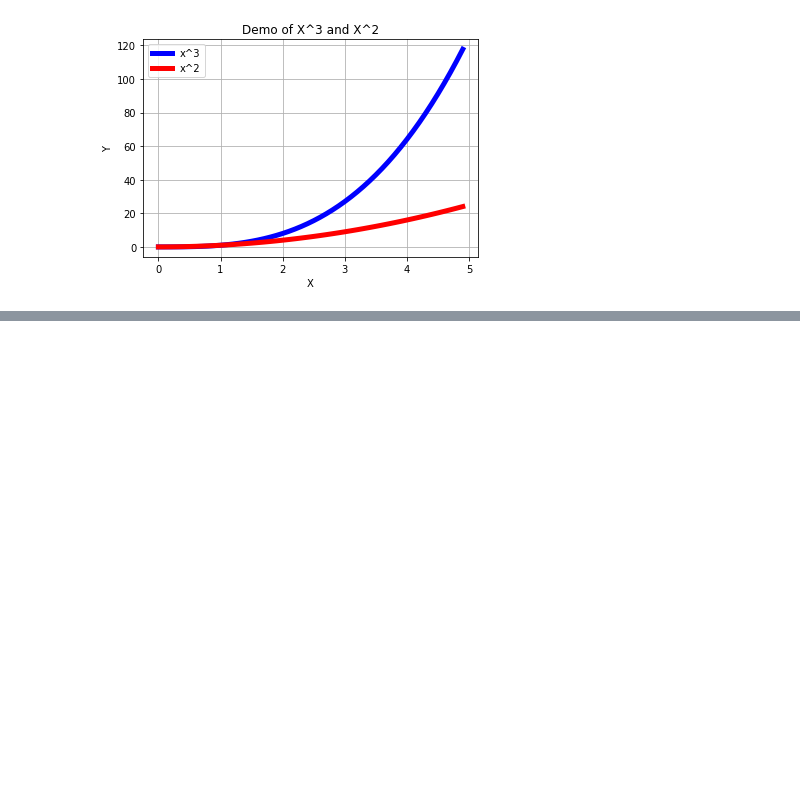
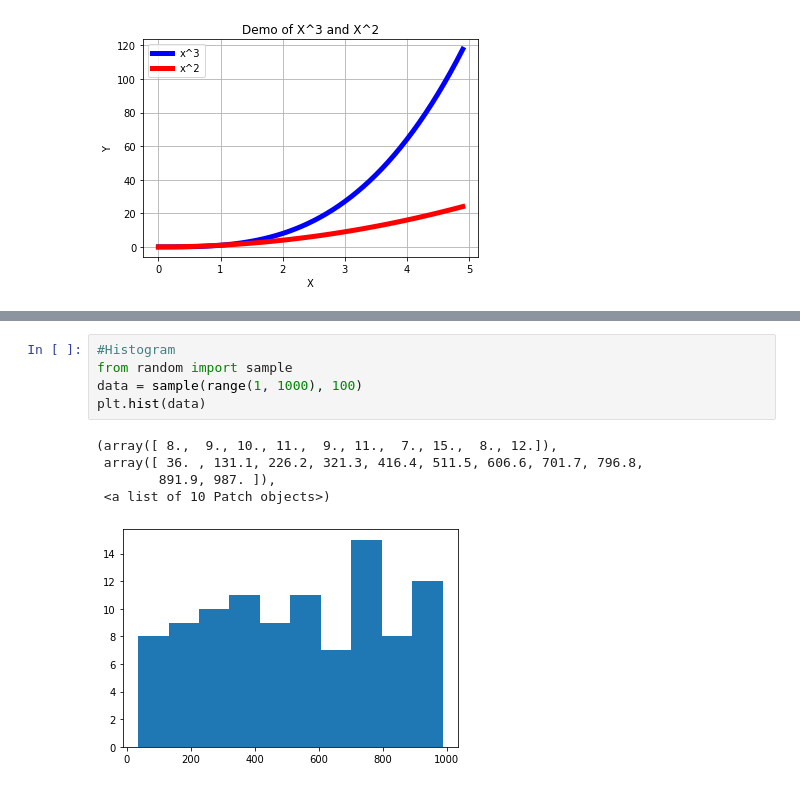
Before and after one commit to gankur98/Plotting_Graphs, a Jupyter notebook: Understand Graphs (Line and Pie).ipynb, the cells around one changed output, grey strips where cells are left out. Cells and saved outputs as stored; diff of their text form; blank space fills up the shorter version.

```diff
--- a/Understand Graphs (Line and Pie).ipynb
+++ b/Understand Graphs (Line and Pie).ipynb
@@ -42,0 +52,11 @@ plt.show()
+# %%
+#Histogram
+from random import sample
+data = sample(range(1, 1000), 100)
+plt.hist(data)
+# %% [output]
+(array([ 8.,  9., 10., 11.,  9., 11.,  7., 15.,  8., 12.]),
+ array([ 36. , 131.1, 226.2, 321.3, 416.4, 511.5, 606.6, 701.7, 796.8,
+        891.9, 987. ]),
+ <a list of 10 Patch objects>)
+[figure, added]
```
Also changed, not shown: parts of 2 cells of this notebook.
